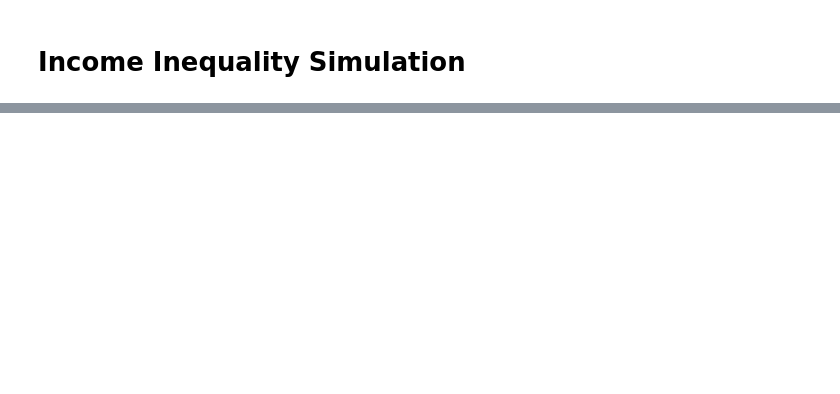
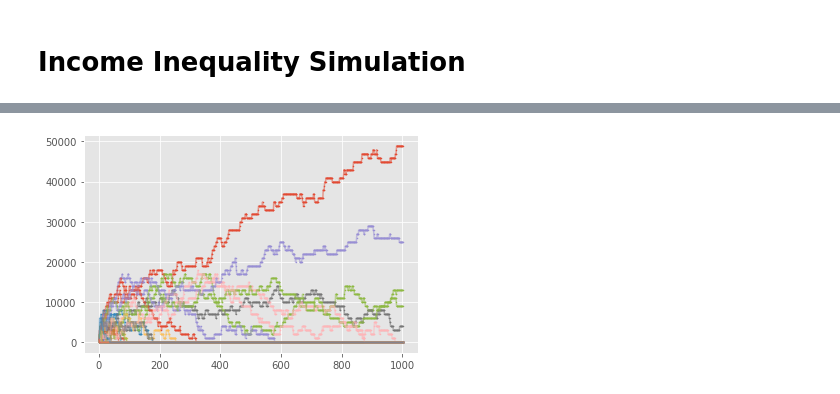
Before and after one commit to Djamil17/probabilistic-political-economy, a Jupyter notebook: income-inequality-simulation.ipynb, the cells around one changed output, grey strips where cells are left out. Drawn from its saved outputs; the diff is of its cells as text; code cells hidden in the pictures; blank space fills up the shorter version.

```diff
--- a/income-inequality-simulation.ipynb
+++ b/income-inequality-simulation.ipynb
@@ -8,7 +8,9 @@ import numpy as np
 class Person():
     def __init__(self, id, wealth):
         self.id=id
+        self.initial_endowment=wealth
         self.wealth=wealth
+        self.transactions=[]
 
     def __repr__(self):
         return 'person ' + str(self.id) + ' has ' + '$' + str(self.wealth)
@@ -22,6 +24,7 @@ def run_simulation(ids, endowments, num_transactions):
     ## intialize person wealth
     for i in range(len(endowments)):
         person.append(Person(ids[i],endowments[i]))
+        person[i].transactions.append(person[i].initial_endowment)
 
     ## find random price
     costs=(np.min(endowments),np.max(endowments))
@@ -36,19 +39,22 @@ def run_simulation(ids, endowments, num_transactions):
                 person[idx1].wealth=person[idx1].wealth -  cost
                 person[idx2].wealth=person[idx2].wealth + cost
 
+            person[idx1].transactions.append(person[idx1].wealth)
+
+
     return person
 
 
 def main():
 
 
-    ids = np.linspace(start=1, stop=10000, num=10000, dtype=int)
-    wealth = np.random.randint(0, 1000, 10000)
-    result = run_simulation(ids, wealth, 100)
+    ids = np.linspace(start=1, stop=100, num=100, dtype=int)
+    wealth = np.random.randint(998, 1000, 100)
+    result = run_simulation(ids, wealth, 1000)
     income_endpoint = [result[i].wealth for i in range(len(result))]
-    return np.sort(income_endpoint)
+    return ( result, np.sort(income_endpoint))
 
 
 data=main()
 
-clean_data=np.round(data / 1.5)
+clean_data=np.round(data[1] / 1.5)
@@ -80,0 +74,14 @@ py.histogram(clean_data,
+# %%
+import matplotlib.pyplot as plt
+from scipy.interpolate import interp1d
+
+
+x=np.linspace(start=1, stop=1001, num=1001, dtype=int)
+x_new=np.linspace(start=1, stop=1001, num=1001, dtype=int)
+
+with plt.style.context('ggplot'):
+    for y in data[0]:
+        plt.plot(x,y.transactions, alpha=.5)
+        plt.scatter(x,y.transactions,s=1)
+# %% [output]
+[figure, added]
```
Also changed, not shown: parts of 2 cells of this notebook.
